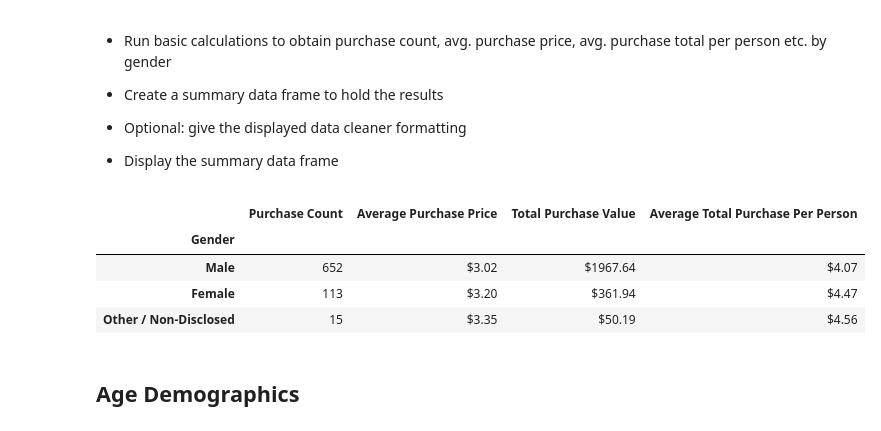
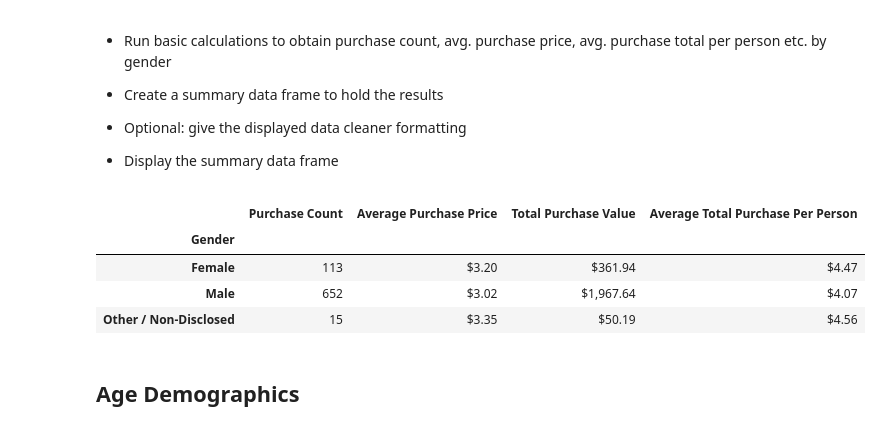
Before and after one commit to srikantiaparna/pandas-challenge, a Jupyter notebook: HeroesOfPymoli_starter.ipynb, the cells around one changed output. Drawn from its saved outputs; the diff is of its cells as text; code cells hidden in the pictures.

```diff
--- a/HeroesOfPymoli_starter.ipynb
+++ b/HeroesOfPymoli_starter.ipynb
@@ -105,9 +105,9 @@ gender_counts = gender_grouped["Gender"].value_counts()
 total_count = [len(purchase_data_df["SN"].unique())]
 percents = round(gender_counts/total_count*100,2)
 gender_demographics = pd.DataFrame({"Total Count": gender_counts,
-                                    "Percentage of Players": percents})
-
-gender_demographics.index = (["Male", "Female", "Other / Non-Disclosed"])
+                                    "Percentage of Players": percents,
+                                   "Gender": ["Male", "Female", "Other / Non-Disclosed"]})
+gender_demographics = gender_demographics.set_index("Gender")
 
 # Gender Demographics Final Output & Use Map to format all the columns
 gender_demographics["Total Count"] = gender_demographics["Total Count"]
@@ -135,62 +136,58 @@ gender_demographics
 
 * Display the summary data frame
 # %%
-# Purchase count by gender
-purchase_counts = purchase_data_df["Gender"].value_counts()
+# Purchase count calculation by gender
+gender_counts = purchase_data_df["Gender"].value_counts()
+purchase_counts = [gender_counts [1],gender_counts [0],gender_counts [2]]
 
 # Data sorted by Gender
 only_male_sort = purchase_data_df.loc[df["Gender"] == "Male",:]
 only_female_sort = purchase_data_df.loc[df["Gender"] == "Female",:]
 only_other_sort = purchase_data_df.loc[~df['Gender'].isin(['Male', 'Female'])]
 
-# Count calculation by Gender
-male_count = only_male_sort['Gender'].value_counts()
-female_count = only_female_sort['Gender'].value_counts()
-other_count = only_other_sort['Gender'].value_counts()
-
 # Average Purchase Price
 male_avg_price = round(only_male_sort['Price'].mean(),2)
 female_avg_price = round(only_female_sort['Price'].mean(),2)
 other_avg_price = round(only_other_sort['Price'].mean(),2)
-avg_purchase_price_gender = [male_avg_price, female_avg_price, other_avg_price]
+avg_purchase_price_gender = [female_avg_price, male_avg_price, other_avg_price]
 
 # Total Purchase Value
 male_revenue = round(only_male_sort['Price'].sum(),2)
 female_revenue = round(only_female_sort['Price'].sum(),2)
 other_revenue = round(only_other_sort['Price'].sum(),2)
-total_purchase_value_gender = [male_revenue, female_revenue, other_revenue]
+total_purchase_value_gender = [female_revenue, male_revenue, other_revenue]
 
 # Purchase count by gender
-purchase_counts = purchase_data_df["Gender"].value_counts()
+#purchase_counts = purchase_data_df["Gender"].value_counts()
 
 # Average Total Purchase Per Person
 male_avg_pp = round(male_revenue/gender_demographics.loc['Male', 'Total Count'],2)
 female_avg_pp = round(female_revenue/gender_demographics.loc['Female', 'Total Count'],2)
 other_avg_pp = round(other_revenue/gender_demographics.loc['Other / Non-Disclosed', 'Total Count'],2)
-avg_total_purchase_per_person_gender = [male_avg_pp, female_avg_pp, other_avg_pp]
+avg_total_purchase_per_person_gender = [female_avg_pp, male_avg_pp, other_avg_pp]
 
 # Creating DataFrame & setting index
 purchasing_analysis_gender_df = pd.DataFrame({
     "Purchase Count": purchase_counts,
     "Average Purchase Price": avg_purchase_price_gender,
     "Total Purchase Value": total_purchase_value_gender,
     "Average Total Purchase Per Person": avg_total_purchase_per_person_gender,
-    "Gender": ["Male", "Female", "Other / Non-Disclosed"]
+    "Gender": ["Female","Male","Other / Non-Disclosed"]
 })
 purchasing_analysis_gender_df = purchasing_analysis_gender_df.set_index("Gender")
 purchasing_analysis_gender_df = purchasing_analysis_gender_df[["Purchase Count", "Average Purchase Price", "Total Purchase Value",
                                                  "Average Total Purchase Per Person"]]
 # Purchasing Analysis by Gender & Formatting
 purchasing_analysis_gender_df["Purchase Count"] = purchasing_analysis_gender_df["Purchase Count"]
 purchasing_analysis_gender_df["Average Purchase Price"] = purchasing_analysis_gender_df["Average Purchase Price"].map("${:.2f}".format)
-purchasing_analysis_gender_df["Total Purchase Value"] = purchasing_analysis_gender_df["Total Purchase Value"].map("${:.2f}".format)
+purchasing_analysis_gender_df["Total Purchase Value"] = purchasing_analysis_gender_df["Total Purchase Value"].map("${:,.2f}".format)
 purchasing_analysis_gender_df[ "Average Total Purchase Per Person"] = purchasing_analysis_gender_df[ "Average Total Purchase Per Person"].map("${:.2f}".format)
 purchasing_analysis_gender_df
 # %% [output]
 |  | Purchase Count | Average Purchase Price | Total Purchase Value | Average Total Purchase Per Person |
 | Gender |  |  |  |  |
-| Male | 652 | $3.02 | $1967.64 | $4.07 |
 | Female | 113 | $3.20 | $361.94 | $4.47 |
+| Male | 652 | $3.02 | $1,967.64 | $4.07 |
 | Other / Non-Disclosed | 15 | $3.35 | $50.19 | $4.56 |
 # %% [markdown]
 ## Age Demographics
```
Also changed, not shown: parts of 4 cells of this notebook.
